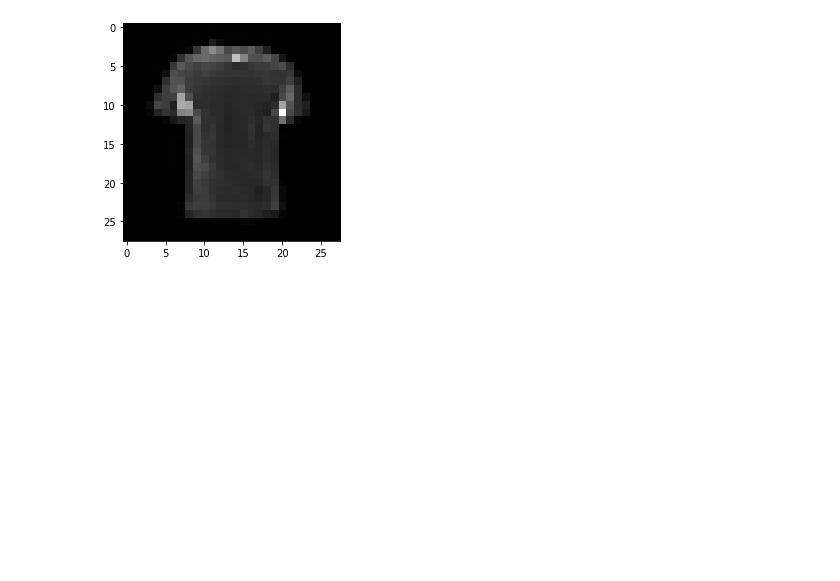
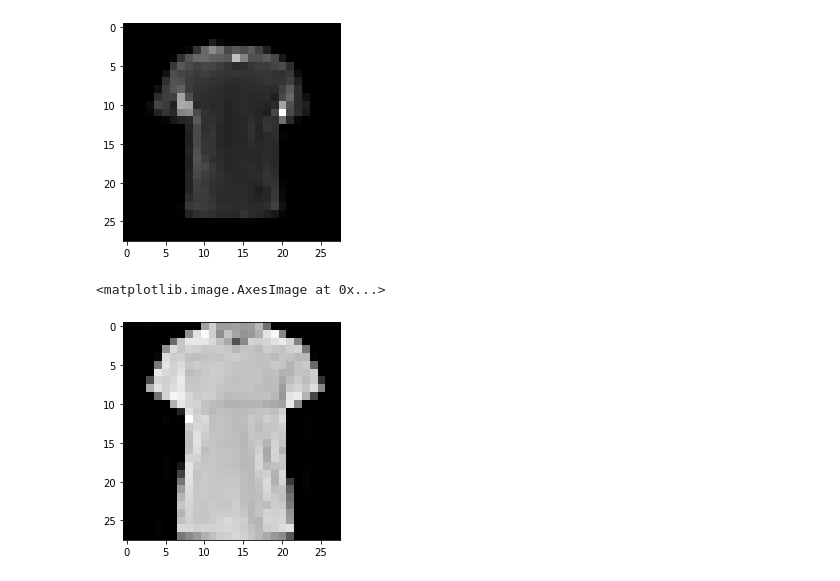
Before and after one commit to Cheese-Bar/Smart-Wardrobe, a Jupyter notebook: cloth_recognition/Untitled.ipynb, the cells around one changed output. Cells and saved outputs as stored; diff of their text form; code cells hidden in the pictures; blank space fills up the shorter version.

```diff
--- a/cloth_recognition/Untitled.ipynb
+++ b/cloth_recognition/Untitled.ipynb
@@ -37,0 +18,18 @@ y_train
+# %%
+keep=[0,2,4,6]
+X = []
+Y = []
+for i in range(len(x_train)):
+    if y_train[i] ==0:
+        X.append(x_train[i])
+        Y.append(0)#duanxiu
+    elif y_train[i]==2:
+        X.append(x_train[i])
+        Y.append(3)#maoyi
+    elif y_train[i]==4:
+        X.append(x_train[i])
+        Y.append(4)#dayi
+    elif y_train[i]==6:
+        X.append(x_train[i])
+        Y.append(1)#changxiu
+print(len(Y))
@@ -67,3 +67,10 @@ for filename in os.listdir(os.getcwd()+"/img"):
 [figure]
 [figure]
 [figure]
+# %%
+import matplotlib.pyplot as plt
+
+plt.imshow(X[30].reshape(28,28),cmap='gray')
+# %% [output]
+<matplotlib.image.AxesImage at 0x...>
+[figure, added]
```
Also changed, not shown: parts of 3 cells of this notebook, 2 other files.
